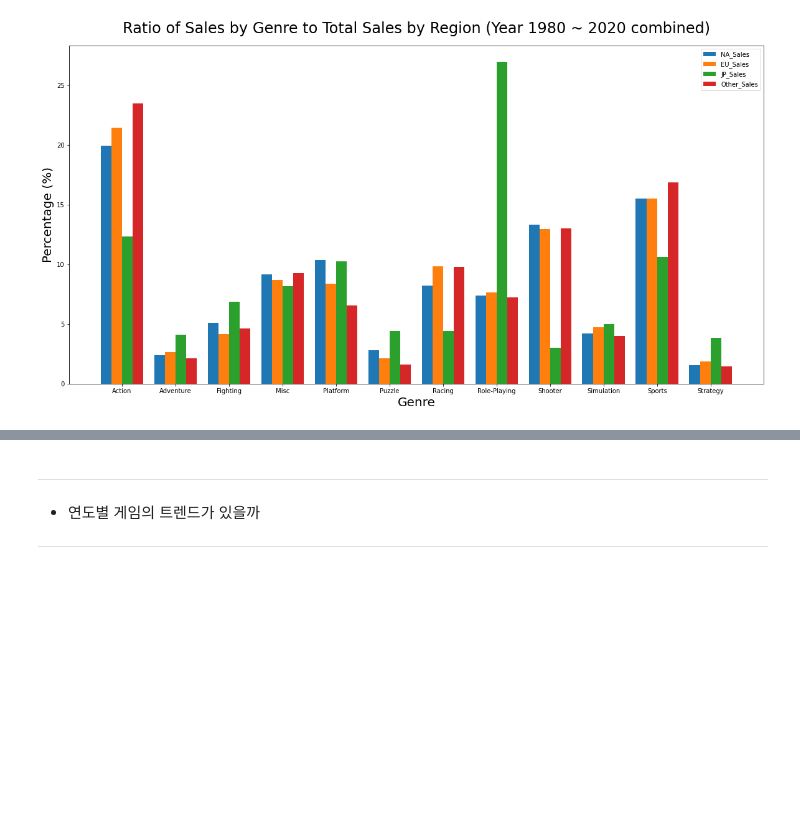
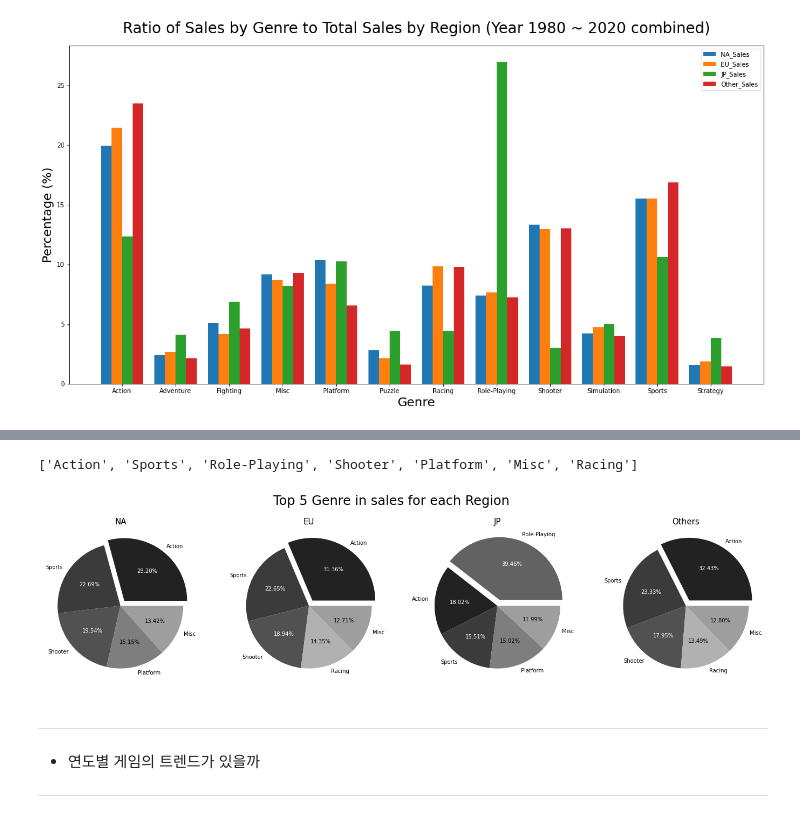
Before and after one commit to sangwook4kim/PROJ_1_VIDEOGAMES, a Jupyter notebook: ai07-sc1-proj1.ipynb, the cells around one changed output, grey strips where cells are left out. Saved outputs shown, nothing was run; the diff lists cells and outputs as text; code cells hidden in the pictures; blank space fills up the shorter version.

```diff
--- a/ai07-sc1-proj1.ipynb
+++ b/ai07-sc1-proj1.ipynb
@@ -350,0 +411,3 @@ plt.show()
+# %%
+for col in df2_1_per.columns:
+    print('{}: {}'.format(col, df2_1_per[col].sort_values(ascending=False).head(5)))
@@ -351,3 +432,52 @@ plt.show()
+# %%
+color_B = {'Action': '#1f77b4',
+          'Sports': '#ff7f0e',
+          'Shooter': '#2ca02c',
+          'Platform': '#d62728',
+          'Misc': '#9467bd',
+          'Racing': '#8c564b',
+          'Role-Playing': '#e377c2'}
+
+color = {'Action': '#222222',
+          'Sports': '#3b3b3b',
+          'Shooter': '#515151',
+          'Role-Playing': '#626262',
+          'Platform': '#7e7e7e',
+          'Misc': '#9e9e9e',
+          'Racing': '#b1b1b1'}
+
+f_color = {'Action': '#FFFFFF',
+           'Sports': '#FFFFFF',
+           'Shooter': '#FFFFFF',
+           'Role-Playing': '#FFFFFF',
+           'Platform': '#000000',
+           'Misc': '#000000',
+           'Racing': '#000000'}
+
+top7 = df2_1_per.sum(axis=1).sort_values(ascending=False).head(7).index.tolist()
+print(top7)
+color_set = ['#7aa0cb', '#93b3cf', '#c1d1db', '#aec6cf', '#96bdc6', '#85b2bb', '#71A6AA']
+color1 = {g:c for g, c in zip(top6, color_set)}
+
+
+regions = ['NA', 'EU', 'JP', 'Others']
+
+plt.figure(figsize=(24,6))
+plt.suptitle('Top 5 Genre in sales for each Region', fontsize=24)
+for i, col in enumerate(df2_1_per.columns[:-1]):
+    plt.subplot(1, 4, i+1)
+    plt.title(regions[i], fontsize=15)
+    df_pie = df2_1_per[col].sort_values(ascending=False).head(5)
+    cols = [color[val] for val in df_pie.index]
+    fcols = [f_color[val] for val in df_pie.index]
+    _, _, autotexts = plt.pie(df_pie, explode = (0.1,0,0,0,0), colors=cols, labels = df_pie.index, autopct='%1.2f%%')
+    for i, ins in enumerate(autotexts):
+        ins.set_color(f_color[df_pie.index[i]])
+
+plt.show()
+# %% [output]
+['Action', 'Sports', 'Role-Playing', 'Shooter', 'Platform', 'Misc', 'Racing']
+[figure, added]
 # %% [markdown]
 
 ---
```
Also changed, not shown: parts of 11 cells of this notebook.
